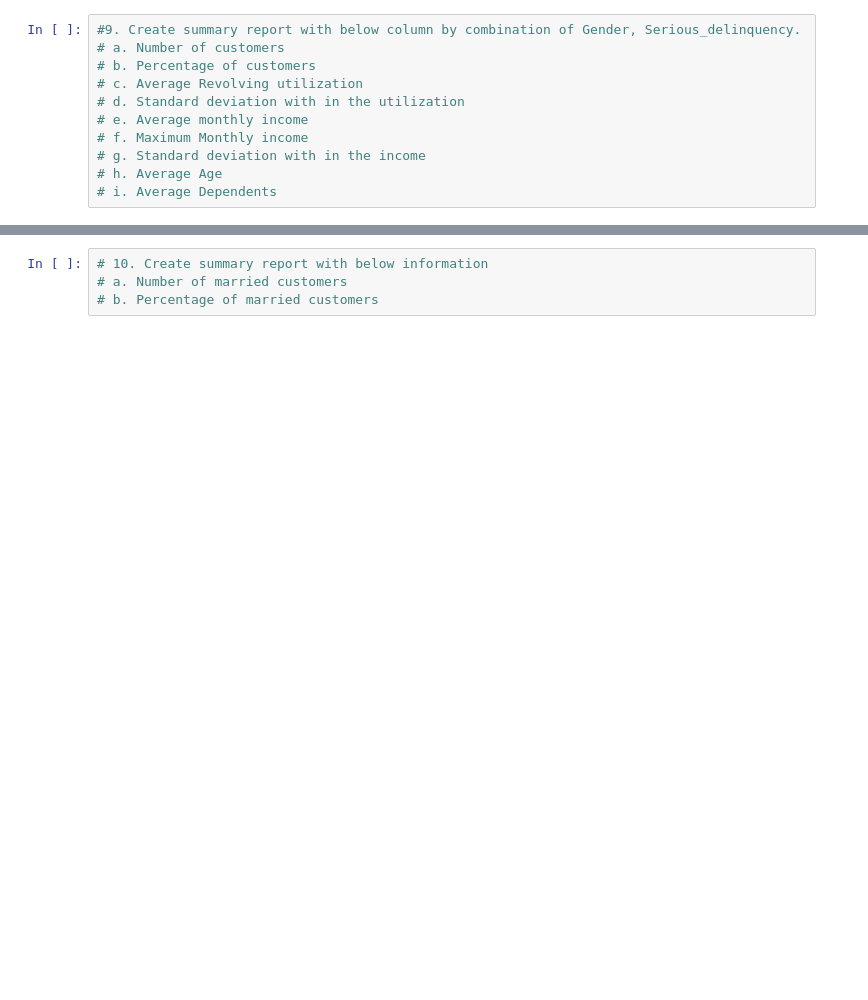
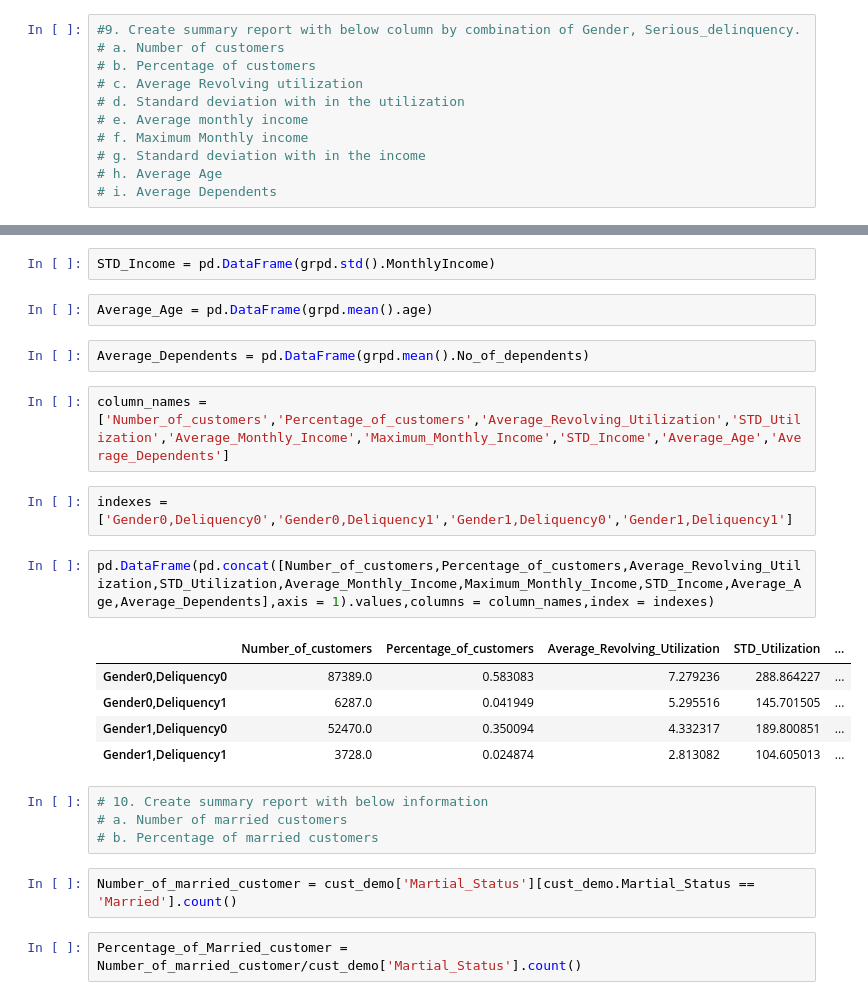
Before and after one commit to sandeep-a-pradhan/Python_DataScience, a Jupyter notebook: sandeep.a.pradhan@outlook.com_Pandas Case Study-2.ipynb, the cells around one changed output, grey strips where cells are left out. Saved outputs shown, nothing was run; the diff lists cells and outputs as text; blank space fills up the shorter version.

```diff
--- a/sandeep.a.pradhan@outlook.com_Pandas Case Study-2.ipynb
+++ b/sandeep.a.pradhan@outlook.com_Pandas Case Study-2.ipynb
@@ -121,4 +170,26 @@ cust_innterjoin = pd.merge(cust_data,cust_demo, how = 'inner')
+# %%
+STD_Income = pd.DataFrame(grpd.std().MonthlyIncome)
+# %%
+Average_Age = pd.DataFrame(grpd.mean().age)
+# %%
+Average_Dependents = pd.DataFrame(grpd.mean().No_of_dependents)
+# %%
+column_names = ['Number_of_customers','Percentage_of_customers','Average_Revolving_Utilization','STD_Utilization','Average_Monthly_Income','Maximum_Monthly_Income','STD_Income','Average_Age','Average_Dependents']
+# %%
+indexes = ['Gender0,Deliquency0','Gender0,Deliquency1','Gender1,Deliquency0','Gender1,Deliquency1']
+# %%
+pd.DataFrame(pd.concat([Number_of_customers,Percentage_of_customers,Average_Revolving_Utilization,STD_Utilization,Average_Monthly_Income,Maximum_Monthly_Income,STD_Income,Average_Age,Average_Dependents],axis = 1).values,columns = column_names,index = indexes)
+# %% [output]
+|  | Number_of_customers | Percentage_of_customers | Average_Revolving_Utilization | STD_Utilization | ... |
+| Gender0,Deliquency0 | 87389.0 | 0.583083 | 7.279236 | 288.864227 | ... |
+| Gender0,Deliquency1 | 6287.0 | 0.041949 | 5.295516 | 145.701505 | ... |
+| Gender1,Deliquency0 | 52470.0 | 0.350094 | 4.332317 | 189.800851 | ... |
+| Gender1,Deliquency1 | 3728.0 | 0.024874 | 2.813082 | 104.605013 | ... |
 # %%
 # 10. Create summary report with below information
 # a. Number of married customers
 # b. Percentage of married customers
+# %%
+Number_of_married_customer = cust_demo['Martial_Status'][cust_demo.Martial_Status == 'Married'].count()
+# %%
+Percentage_of_Married_customer = Number_of_married_customer/cust_demo['Martial_Status'].count()
```
Also changed, not shown: parts of 21 cells of this notebook.
